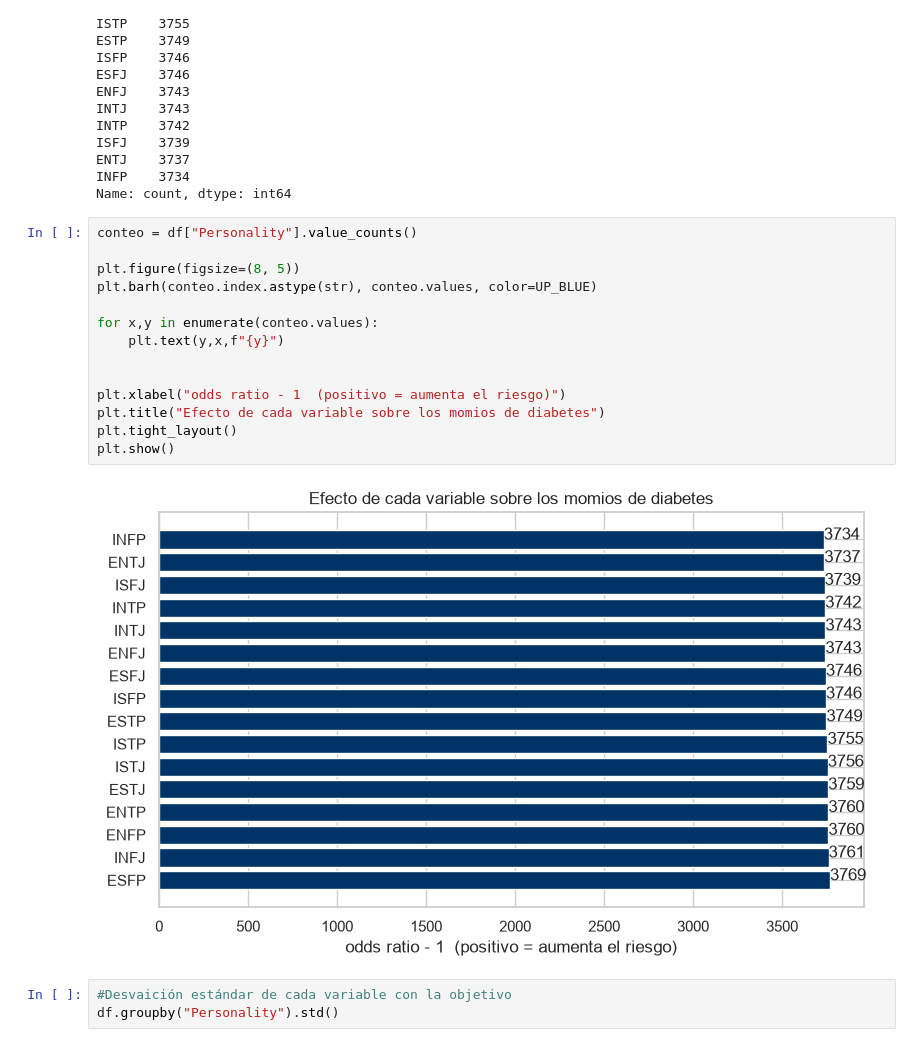
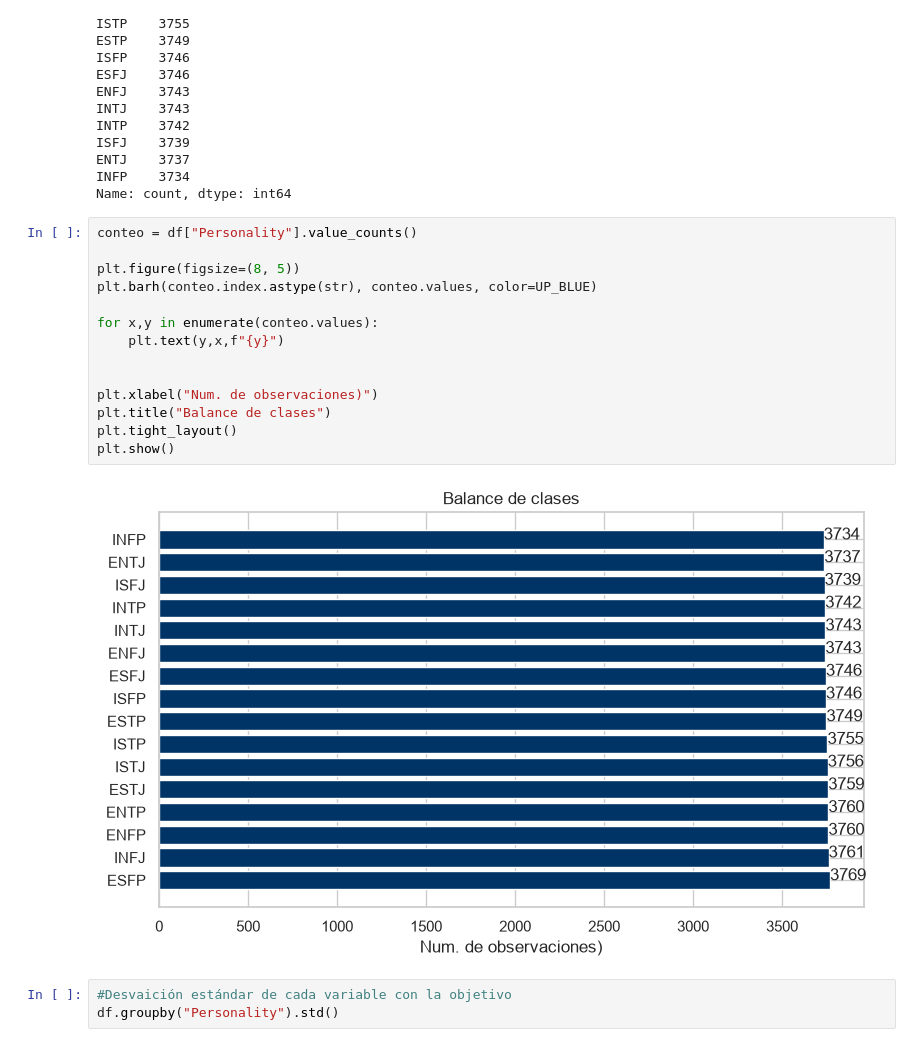
Before and after one commit to arantxavalenciaa/MarioKart_Classification_ML, a Jupyter notebook: model2.ipynb, the cells around one changed output. Saved outputs shown, nothing was run; the diff lists cells and outputs as text.

```diff
--- a/model2.ipynb
+++ b/model2.ipynb
@@ -80,19 +98,19 @@ Name: count, dtype: int64
 # %%
 conteo = df["Personality"].value_counts()
 
 plt.figure(figsize=(8, 5))
 plt.barh(conteo.index.astype(str), conteo.values, color=UP_BLUE)
 
 for x,y in enumerate(conteo.values):
     plt.text(y,x,f"{y}")
 
 
-plt.xlabel("odds ratio - 1  (positivo = aumenta el riesgo)")
-plt.title("Efecto de cada variable sobre los momios de diabetes")
+plt.xlabel("Num. de observaciones)")
+plt.title("Balance de clases")
 plt.tight_layout()
 plt.show()
 # %% [output]
-[figure, old version]
+[figure, new version]
 # %%
 #Desvaición estándar de cada variable con la objetivo
 df.groupby("Personality").std()
```
Also changed, not shown: parts of 22 cells of this notebook, 1 other file.
